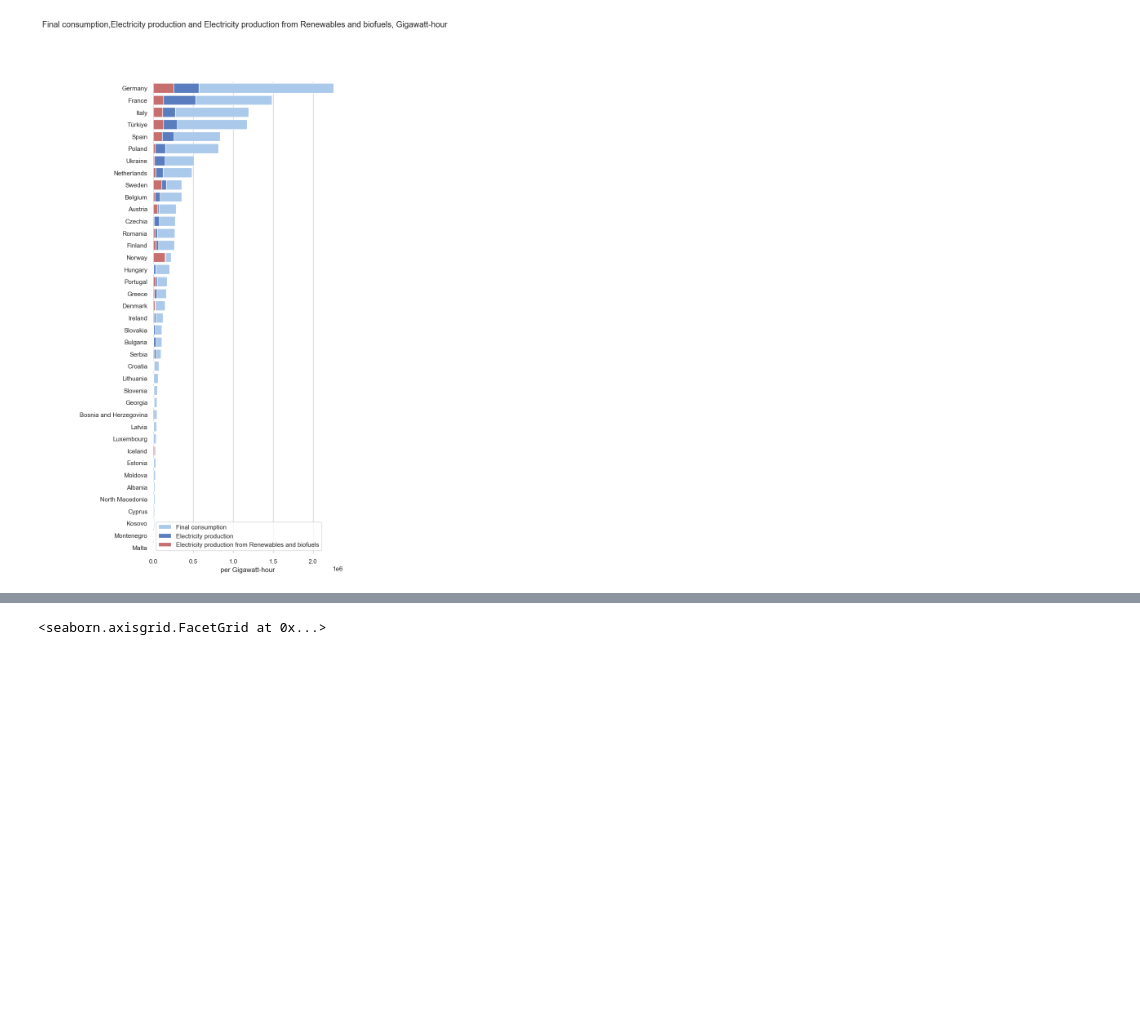
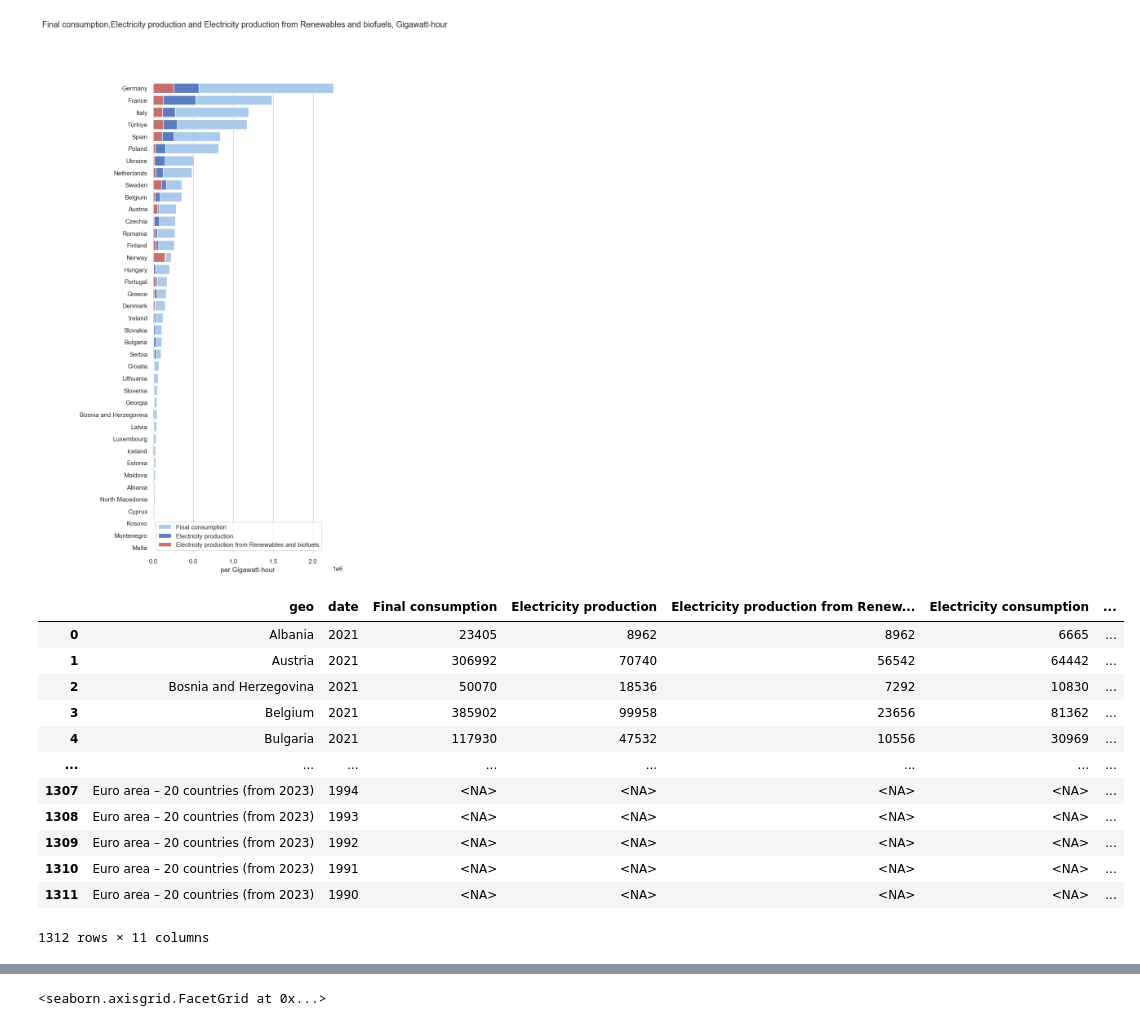
Before and after one commit to lukas1326/pet_project_eurostat, a Jupyter notebook: Eurostat.ipynb, the cells around one changed output, grey strips where cells are left out. Drawn from its saved outputs; the diff is of its cells as text; code cells hidden in the pictures; blank space fills up the shorter version.

Commit message:
add table documentation

```diff
--- a/Eurostat.ipynb
+++ b/Eurostat.ipynb
@@ -289,3 +262,19 @@ def plot_measure(df_plot2,measure):
     # g.tight_layout()
     g.figure.suptitle(measure)
     return g
+# %%
+concated
+# %% [output]
+|  | geo | date | Final consumption | Electricity production | Electricity production from Renew... | Electricity consumption | ... |
+| 0 | Albania | 2021 | 23405 | 8962 | 8962 | 6665 | ... |
+| 1 | Austria | 2021 | 306992 | 70740 | 56542 | 64442 | ... |
+| 2 | Bosnia and Herzegovina | 2021 | 50070 | 18536 | 7292 | 10830 | ... |
+| 3 | Belgium | 2021 | 385902 | 99958 | 23656 | 81362 | ... |
+| 4 | Bulgaria | 2021 | 117930 | 47532 | 10556 | 30969 | ... |
+| ... | ... | ... | ... | ... | ... | ... | ... |
+| 1307 | Euro area – 20 countries (from 2023) | 1994 | <NA> | <NA> | <NA> | <NA> | ... |
+| 1308 | Euro area – 20 countries (from 2023) | 1993 | <NA> | <NA> | <NA> | <NA> | ... |
+| 1309 | Euro area – 20 countries (from 2023) | 1992 | <NA> | <NA> | <NA> | <NA> | ... |
+| 1310 | Euro area – 20 countries (from 2023) | 1991 | <NA> | <NA> | <NA> | <NA> | ... |
+| 1311 | Euro area – 20 countries (from 2023) | 1990 | <NA> | <NA> | <NA> | <NA> | ... |
+1312 rows × 11 columns
```
Also changed, not shown: parts of 6 cells of this notebook.
